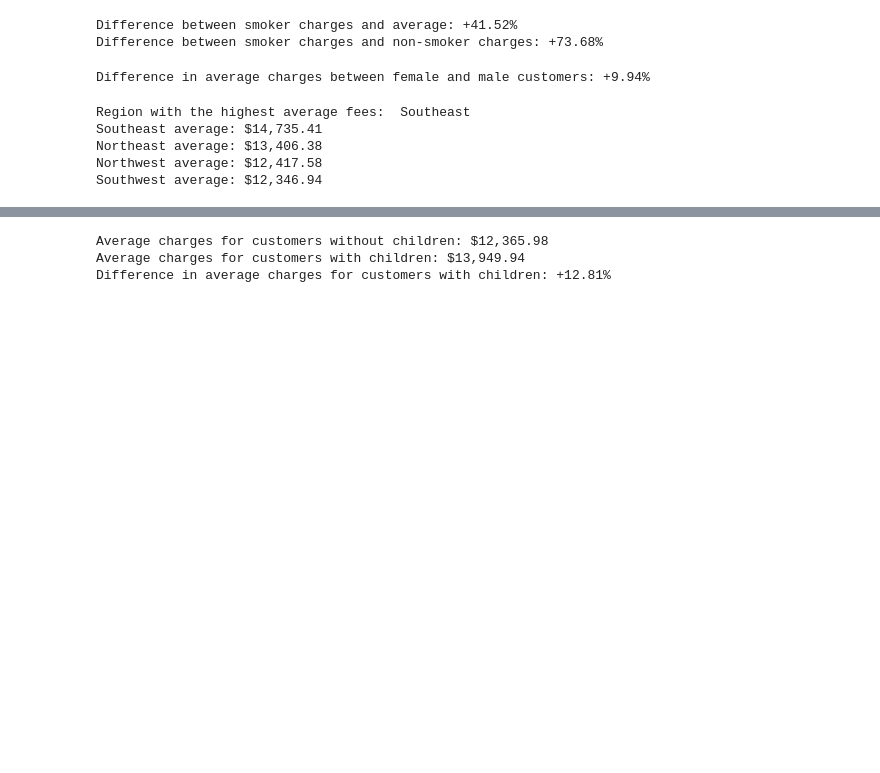
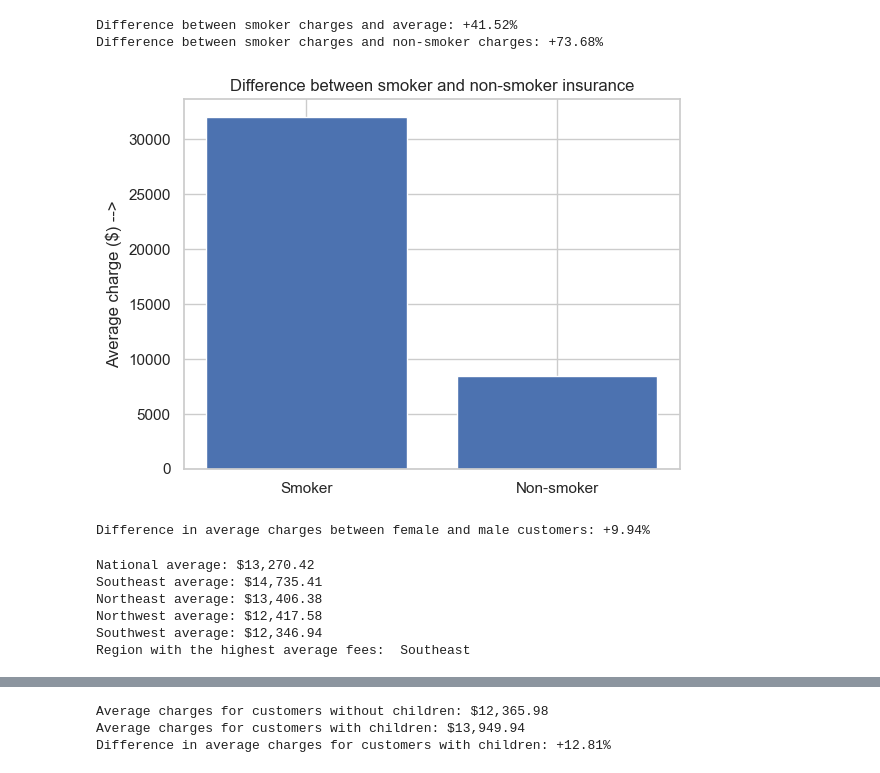
Before and after one commit to rahulsm20/insurance-data, a Jupyter notebook: analysis.ipynb, the cells around one changed output, grey strips where cells are left out. Drawn from its saved outputs; the diff is of its cells as text; code cells hidden in the pictures; blank space fills up the shorter version.

```diff
--- a/analysis.ipynb
+++ b/analysis.ipynb
@@ -86,6 +88,16 @@ print(("Difference between smoker charges and non-smoker charges: +{:.2f}%".form
 # %% [output]
 Difference between smoker charges and average: +41.52%
 Difference between smoker charges and non-smoker charges: +73.68%
+# %%
+smoker_average=df[df['smoker']=='yes']['charges'].mean()
+non_smoker_average=df[df['smoker']=='no']['charges'].mean()
+
+plt.bar(['Smoker','Non-smoker'],[smoker_average,non_smoker_average])
+plt.ylabel('Average charge ($) -->')
+plt.title('Difference between smoker and non-smoker insurance')
+plt.show()
+# %% [output]
+[figure, added]
 # %%
 female=df[df['sex']=='female']
 male=df[df['sex']=='male']
@@ -98,7 +110,7 @@ southWestMean=df[df['region']=='southwest']['charges'].mean()
 southEastMean=df[df['region']=='southeast']['charges'].mean()
 northWestMean=df[df['region']=='northwest']['charges'].mean()
 northEastMean=df[df['region']=='northeast']['charges'].mean()
-
+countryMean=df['charges'].mean()
 charges={southWestMean:'Southwest',southEastMean:'Southeast',northWestMean:'Northwest',northEastMean:'Northeast'}
 
 charge_list=charges.keys()
@@ -107,18 +119,20 @@ charge_max=max(charges.keys())
 
 highestRegion=max(charge_list)
 
-print("Region with the highest average fees: ",charges.get(highestRegion),
+print("National average: ${:,.2f}".format(countryMean),
       "\nSoutheast average: ${:,.2f}".format(charge_max),
       "\nNortheast average: ${:,.2f}".format(northEastMean),
       "\nNorthwest average: ${:,.2f}".format(northWestMean),
       "\nSouthwest average: ${:,.2f}".format(southWestMean),
+      "\nRegion with the highest average fees: ",charges.get(highestRegion),
       )
 # %% [output]
-Region with the highest average fees:  Southeast
+National average: $13,270.42
 Southeast average: $14,735.41
 Northeast average: $13,406.38
 Northwest average: $12,417.58
 Southwest average: $12,346.94
+Region with the highest average fees:  Southeast
 # %%
 SE_Pie=df[df['region']=='southeast']['charges'].sum()
 SW_Pie=df[df['region']=='southwest']['charges'].sum()
```
Also changed, not shown: parts of 12 cells of this notebook.
